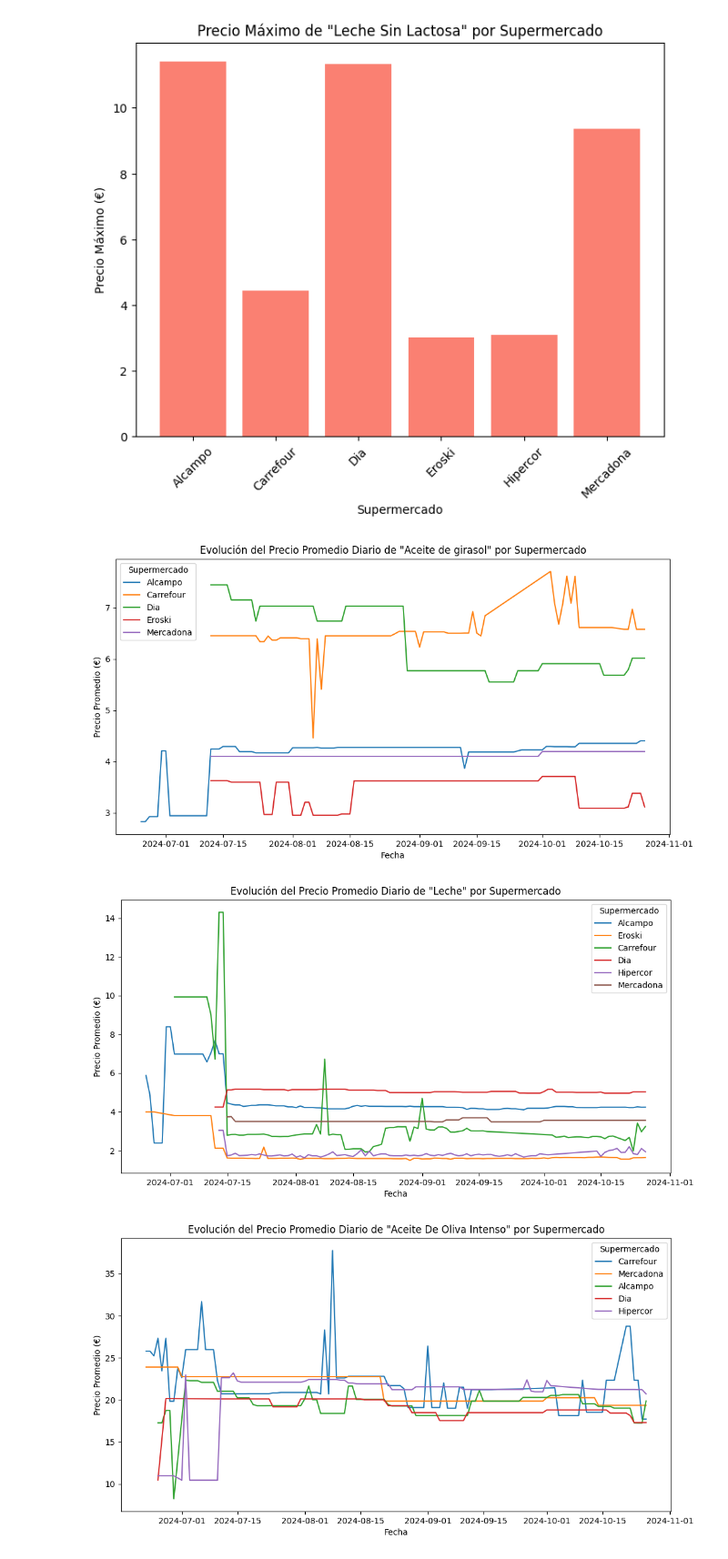
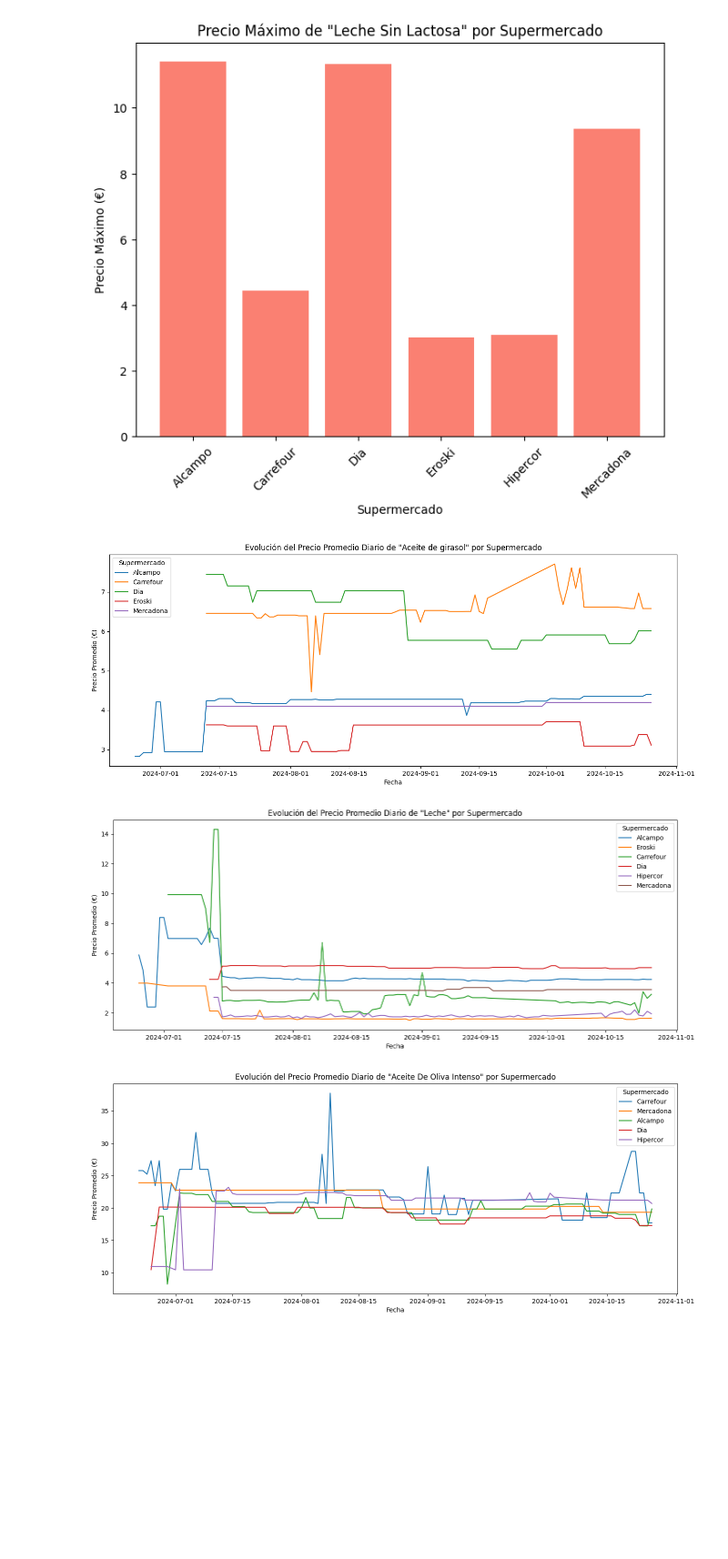
Before and after one commit to SrAlcast/Proyecto4-AnalisisFacua, a Jupyter notebook: results/Visualizacióntablas.ipynb, the cells around one changed output. Shown at 91% size. Drawn from its saved outputs; the diff is of its cells as text; code cells hidden in the pictures; blank space fills up the shorter version.

```diff
--- a/results/Visualizacióntablas.ipynb
+++ b/results/Visualizacióntablas.ipynb
@@ -156,28 +155,28 @@ for tipo in tipos_producto:
 # %%
 # 8.Evolución del Precio Promedio Diario de tipo de producto por Supermercado
 # Calcular el precio promedio diario para cada combinación de 'Día', 'Supermercado' y 'Tipo producto'
 promedio_precio_diario = data.groupby(['Día', 'Supermercado', 'Tipo producto'])['Precio (€)'].mean().reset_index()
 
 # Lista de tipos de producto únicos en los datos
 tipos_producto = data['Tipo producto'].unique()
 
 # Crear un gráfico para cada tipo de producto mostrando la evolución del precio promedio diario por supermercado
 for tipo in tipos_producto:
     # Filtrar los datos para el tipo de producto actual
     datos_tipo = promedio_precio_diario[promedio_precio_diario['Tipo producto'] == tipo]
 
     # Generar el gráfico de líneas
-    plt.figure(figsize=(12, 6))
+    plt.figure(figsize=(16, 6))
     for supermercado in datos_tipo['Supermercado'].unique():
         datos_supermercado = datos_tipo[datos_tipo['Supermercado'] == supermercado]
         plt.plot(datos_supermercado['Día'], datos_supermercado['Precio (€)'], label=supermercado)
 
     plt.xlabel('Fecha')
     plt.ylabel('Precio Promedio (€)')
     plt.title(f'Evolución del Precio Promedio Diario de "{tipo}" por Supermercado')
     plt.legend(title='Supermercado')
     plt.show()
 # %% [output]
-[figure, old version]
+[figure, new version]
-[figure, old version]
+[figure, new version]
-[figure, old version]
+[figure, new version]
```
Also changed, not shown: parts of 4 cells of this notebook, 2 other files.
